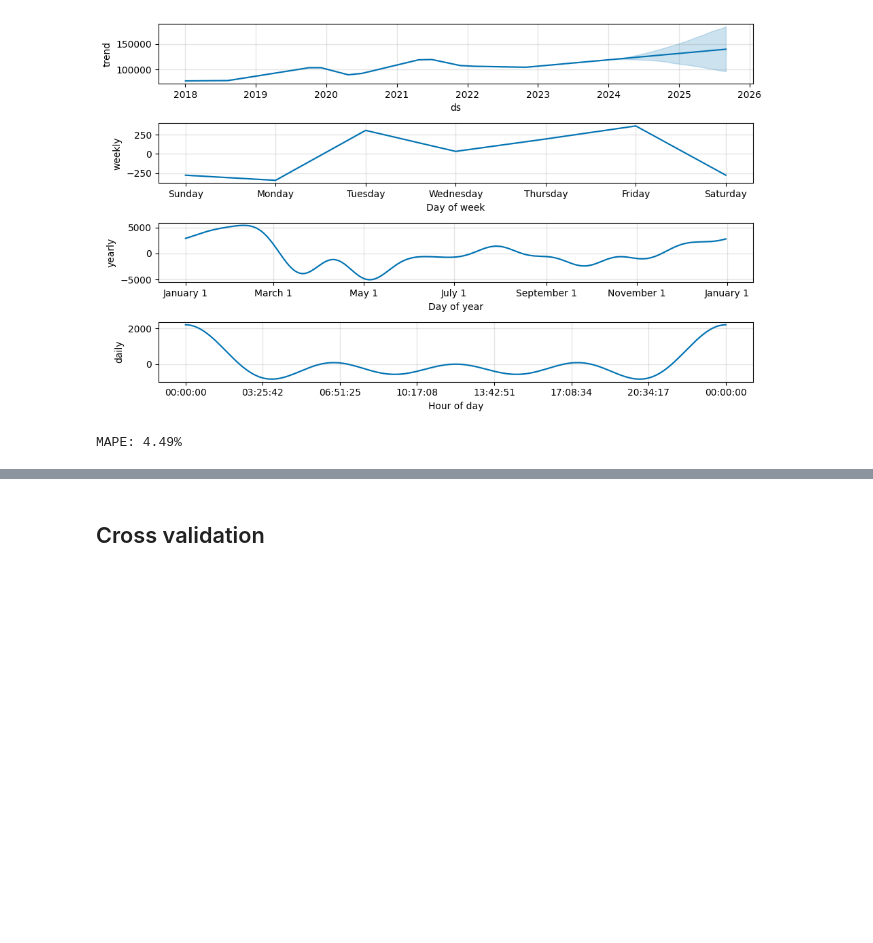
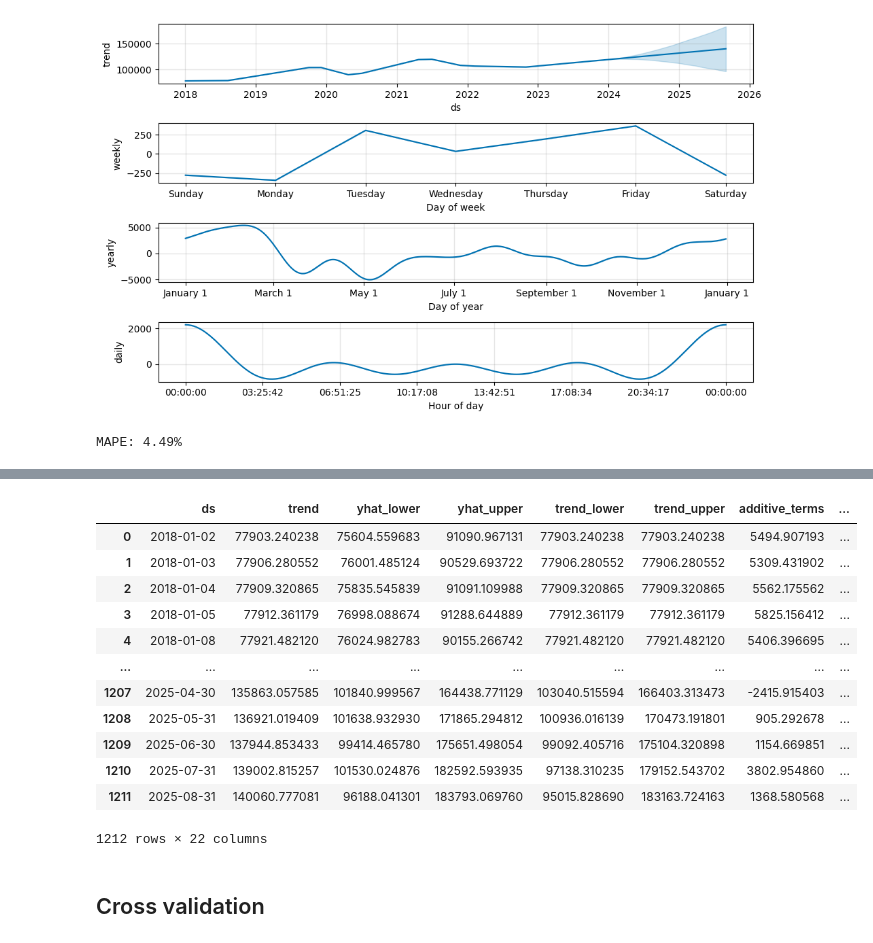
Before and after one commit to eugeniogdiniz/PosTechDataScience_Fiap, a Jupyter notebook: _Lives/Modulo_02/Aplicando_Modelos_ML_II/Prevendo_valores_ibovesp.ipynb, the cells around one changed output, grey strips where cells are left out. Cells and saved outputs as stored; diff of their text form; code cells hidden in the pictures; blank space fills up the shorter version.

```diff
--- a/_Lives/Modulo_02/Aplicando_Modelos_ML_II/Prevendo_valores_ibovesp.ipynb
+++ b/_Lives/Modulo_02/Aplicando_Modelos_ML_II/Prevendo_valores_ibovesp.ipynb
@@ -807,0 +843,16 @@ MAPE: 4.49%
+# %%
+previsao
+# %% [output]
+|  | ds | trend | yhat_lower | yhat_upper | trend_lower | trend_upper | additive_terms | ... |
+| 0 | 2018-01-02 | 77903.240238 | 75604.559683 | 91090.967131 | 77903.240238 | 77903.240238 | 5494.907193 | ... |
+| 1 | 2018-01-03 | 77906.280552 | 76001.485124 | 90529.693722 | 77906.280552 | 77906.280552 | 5309.431902 | ... |
+| 2 | 2018-01-04 | 77909.320865 | 75835.545839 | 91091.109988 | 77909.320865 | 77909.320865 | 5562.175562 | ... |
+| 3 | 2018-01-05 | 77912.361179 | 76998.088674 | 91288.644889 | 77912.361179 | 77912.361179 | 5825.156412 | ... |
+| 4 | 2018-01-08 | 77921.482120 | 76024.982783 | 90155.266742 | 77921.482120 | 77921.482120 | 5406.396695 | ... |
+| ... | ... | ... | ... | ... | ... | ... | ... | ... |
+| 1207 | 2025-04-30 | 135863.057585 | 101840.999567 | 164438.771129 | 103040.515594 | 166403.313473 | -2415.915403 | ... |
+| 1208 | 2025-05-31 | 136921.019409 | 101638.932930 | 171865.294812 | 100936.016139 | 170473.191801 | 905.292678 | ... |
+| 1209 | 2025-06-30 | 137944.853433 | 99414.465780 | 175651.498054 | 99092.405716 | 175104.320898 | 1154.669851 | ... |
+| 1210 | 2025-07-31 | 139002.815257 | 101530.024876 | 182592.593935 | 97138.310235 | 179152.543702 | 3802.954860 | ... |
+| 1211 | 2025-08-31 | 140060.777081 | 96188.041301 | 183793.069760 | 95015.828690 | 183163.724163 | 1368.580568 | ... |
+1212 rows × 22 columns
```
Also changed, not shown: parts of 23 cells of this notebook, 1 other file.
